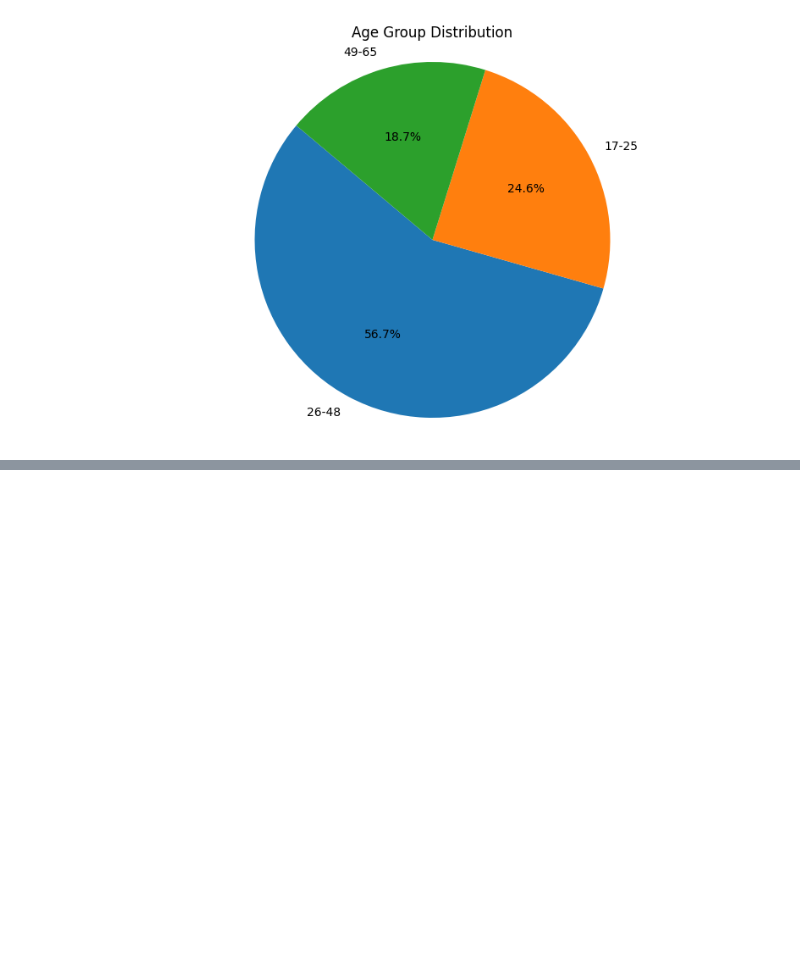
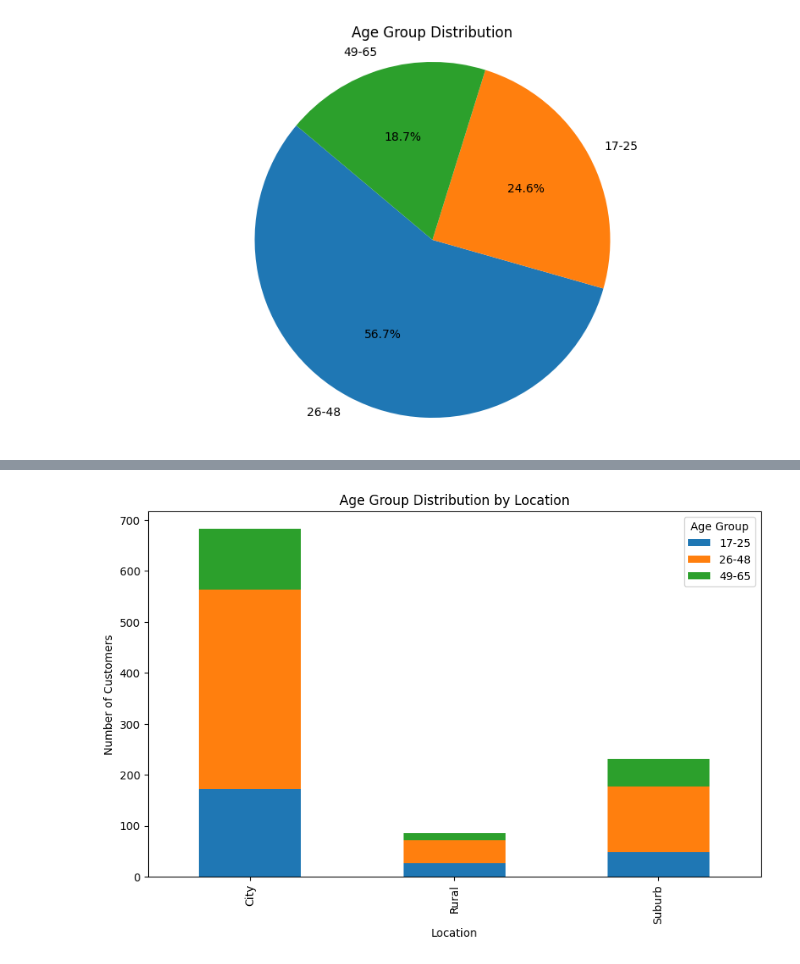
Before and after one commit to ashishjadhav123/AtliQo-Bank-Credit-Card-Launch, a Jupyter notebook: AtliQo Bank Phase1.ipynb, the cells around one changed output, grey strips where cells are left out. Drawn from its saved outputs; the diff is of its cells as text; code cells hidden in the pictures; blank space fills up the shorter version.

Commit message:
Data Visualization: Age, Gender, Location 24-09-2025

```diff
--- a/AtliQo Bank Phase1.ipynb
+++ b/AtliQo Bank Phase1.ipynb
@@ -222,3 +222,6 @@ plt.axis('equal')
 plt.show()
 # %% [output]
 [figure]
+# %%
+loaction_age_group = df_customer.groupby(['location', 'age_group']).size().unstack()
+loaction_age_group
@@ -224,0 +234,9 @@ plt.show()
+# %%
+loaction_age_group.plot(kind='bar', stacked=True, figsize=(10,6))
+plt.title('Age Group Distribution by Location')
+plt.xlabel('Location')
+plt.ylabel('Number of Customers')
+plt.legend(title='Age Group')
+plt.show()
+# %% [output]
+[figure, added]
```
Also changed, not shown: parts of 1 cell of this notebook.
